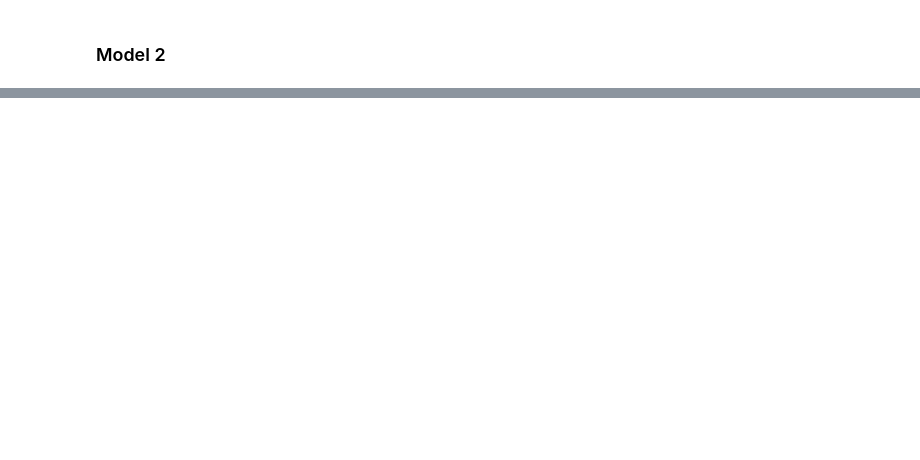
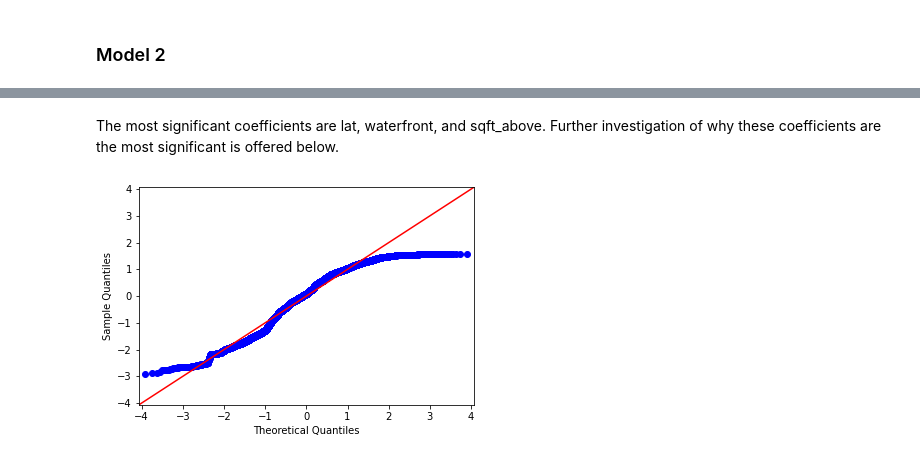
Before and after one commit to samoliver3/dsc-phase-2-project-v2-3, a Jupyter notebook: student.ipynb, the cells around one changed output, grey strips where cells are left out. Cells and saved outputs as stored; diff of their text form; code cells hidden in the pictures; blank space fills up the shorter version.

Commit message:
Finished model 3. Started model interpretation.

```diff
--- a/student.ipynb
+++ b/student.ipynb
@@ -369,0 +423,14 @@ plt.close()
+# %%
+# instantiate new df for this model
+df2 = df.copy()
+
+# initialize list of variables to log-normalize
+log_norm_cats = ['price', 'sqft_living', 'sqft_above', 'sqft_living15']
+
+for c in log_norm_cats:
+    c_log = np.log(df2[c])     # apply normalization
+    df2 = df2.drop([c], axis=1)     # drop old column
+    df2[c] = c_log     # append normalized column to df
+
+# print head and tail of modified df
+df2
@@ -369,0 +529,10 @@ plt.close()
+# %% [markdown]
+The most significant coefficients are lat, waterfront, and sqft_above.
+Further investigation of why these coefficients are the most significant is offered below.
+# %%
+# ceate QQ-plot of lat to investigate linearity
+import statsmodels.api as sm
+import scipy.stats as stats
+fig = sm.graphics.qqplot(df2['lat'], dist=stats.norm, line='45', fit=True)
+# %% [output]
+[figure, added]
```
Also changed, not shown: parts of 27 cells of this notebook.
